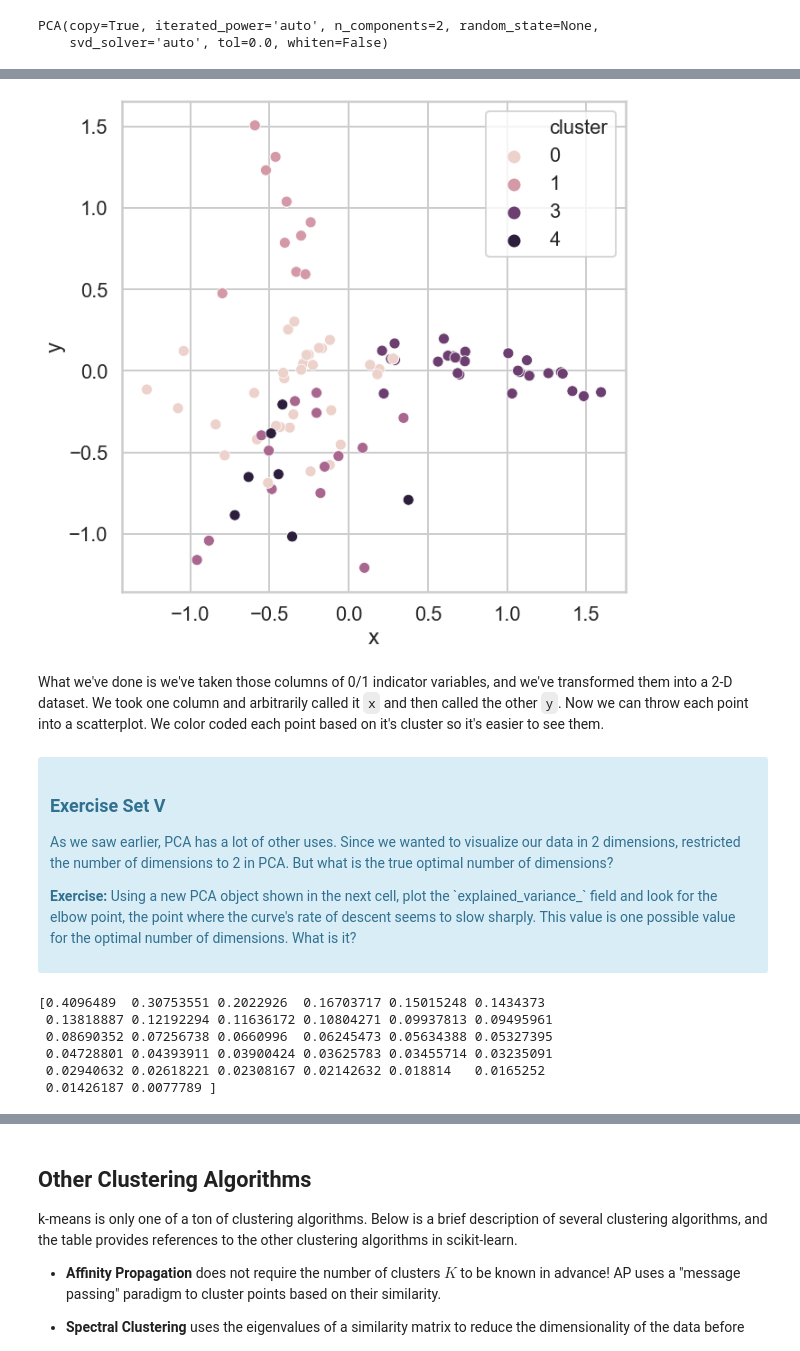
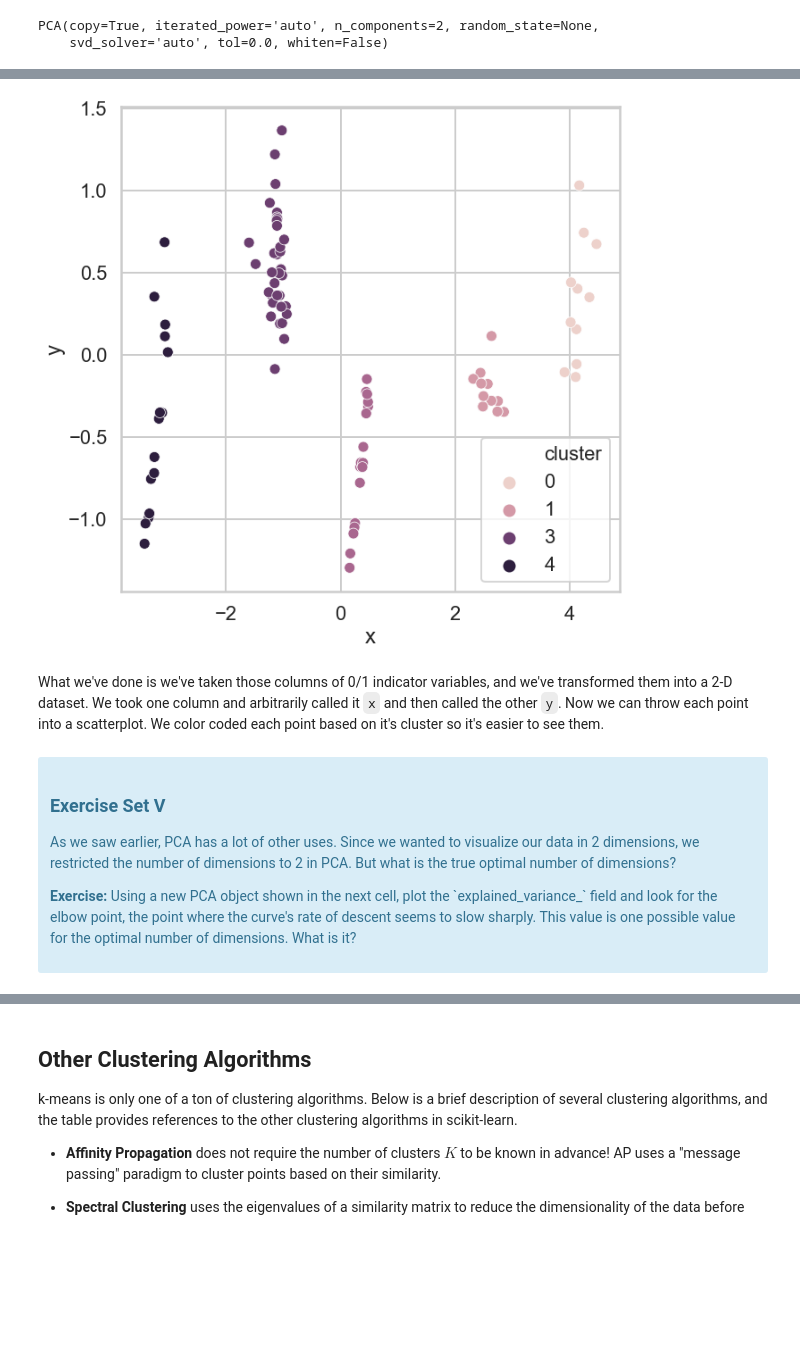
Before and after one commit to annafin/Springboard-Data-Science, a Jupyter notebook: unit_10_machine_learning/clustering/Mini_Project_Clustering.ipynb, the cells around one changed output, grey strips where cells are left out. Saved outputs shown, nothing was run; the diff lists cells and outputs as text; code cells hidden in the pictures; blank space fills up the shorter version.

```diff
--- a/unit_10_machine_learning/clustering/Mini_Project_Clustering.ipynb
+++ b/unit_10_machine_learning/clustering/Mini_Project_Clustering.ipynb
@@ -162,5 +162,4 @@ plt.show()
 # %%
 # bar chart showing the number of points in each cluster for k-means under the best 𝐾
-from collections import Counter
 
-# new_kmeans = KMeans(n_clusters=5).fit_predict(x_cols)
+df_pivot['cluster'] = KMeans(n_clusters=5).fit_predict(x_cols)
@@ -169,4 +166,2 @@ from collections import Counter
-# %%
-df_pivot['cluster'] = KMeans(n_clusters=5).fit_predict(df_pivot[df_pivot.columns[2:]])
 # %%
 df_pivot.cluster.value_counts().plot(kind='bar')
@@ -363,8 +377,10 @@ pca.fit(df_pivot)
 PCA(copy=True, iterated_power='auto', n_components=2, random_state=None,
     svd_solver='auto', tol=0.0, whiten=False)
 # %%
-df_pivot['x'] = pca.fit_transform(x_cols)[:,0]
-df_pivot['y'] = pca.fit_transform(x_cols)[:,1]
+div = df_pivot.columns[1:]
+
+df_pivot['x'] = pca.fit_transform(df_pivot[div])[:,0]
+df_pivot['y'] = pca.fit_transform(df_pivot[div])[:,1]
 # %%
-pca_matrix = df_pivot.reset_index()
-pca_matrix = pca_matrix[['customer_name', 'cluster', 'x', 'y']]
+cluster_groups = df_pivot.reset_index()
+cluster_groups = cluster_groups[['customer_name', 'cluster', 'x', 'y']]
@@ -380,33 +403,28 @@ pca_matrix.head()
 # %%
-plt.figure(figsize=(10, 10))
-sns.scatterplot(x='x', y='y', hue='cluster', data=pca_matrix)
+plt.figure(figsize=(10,10))
+sns.scatterplot(x='x', y='y', hue='cluster', data=cluster_groups)
 plt.show()
 # %% [output]
-[figure, old version]
+[figure, new version]
 # %% [markdown]
 What we've done is we've taken those columns of 0/1 indicator variables, and we've transformed them into a 2-D dataset. We took one column and arbitrarily called it `x` and then called the other `y`. Now we can throw each point into a scatterplot. We color coded each point based on it's cluster so it's easier to see them.
 # %% [markdown]
 <div class="span5 alert alert-info">
 <h3>Exercise Set V</h3>
 
-<p>As we saw earlier, PCA has a lot of other uses. Since we wanted to visualize our data in 2 dimensions, restricted the number of dimensions to 2 in PCA. But what is the true optimal number of dimensions?</p>
+<p>As we saw earlier, PCA has a lot of other uses. Since we wanted to visualize our data in 2 dimensions, we restricted the number of dimensions to 2 in PCA. But what is the true optimal number of dimensions?</p>
 
 <p><b>Exercise:</b> Using a new PCA object shown in the next cell, plot the `explained_variance_` field and look for the elbow point, the point where the curve's rate of descent seems to slow sharply. This value is one possible value for the optimal number of dimensions. What is it?</p>
 </div>
 # %%
 # your turn
+
 # initialize a new PCA model with a default number of components
 import sklearn.decomposition
 pca = sklearn.decomposition.PCA()
 pca.fit(x_cols)
 
-# Do the rest on your own :)
-exp_var = pca.explained_variance_
-print(exp_var)
+# do the rest on your own :)
+
+var_pts = pd.DataFrame(pca.explained_variance_, columns=['explained_variance'])
+var_pts['dimensions'] = range(1, 33)
-# %% [output]
-[0.4096489  0.30753551 0.2022926  0.16703717 0.15015248 0.1434373
- 0.13818887 0.12192294 0.11636172 0.10804271 0.09937813 0.09495961
- 0.08690352 0.07256738 0.0660996  0.06245473 0.05634388 0.05327395
- 0.04728801 0.04393911 0.03900424 0.03625783 0.03455714 0.03235091
- 0.02940632 0.02618221 0.02308167 0.02142632 0.018814   0.0165252
- 0.01426187 0.0077789 ]
```
Also changed, not shown: parts of 16 cells of this notebook.
